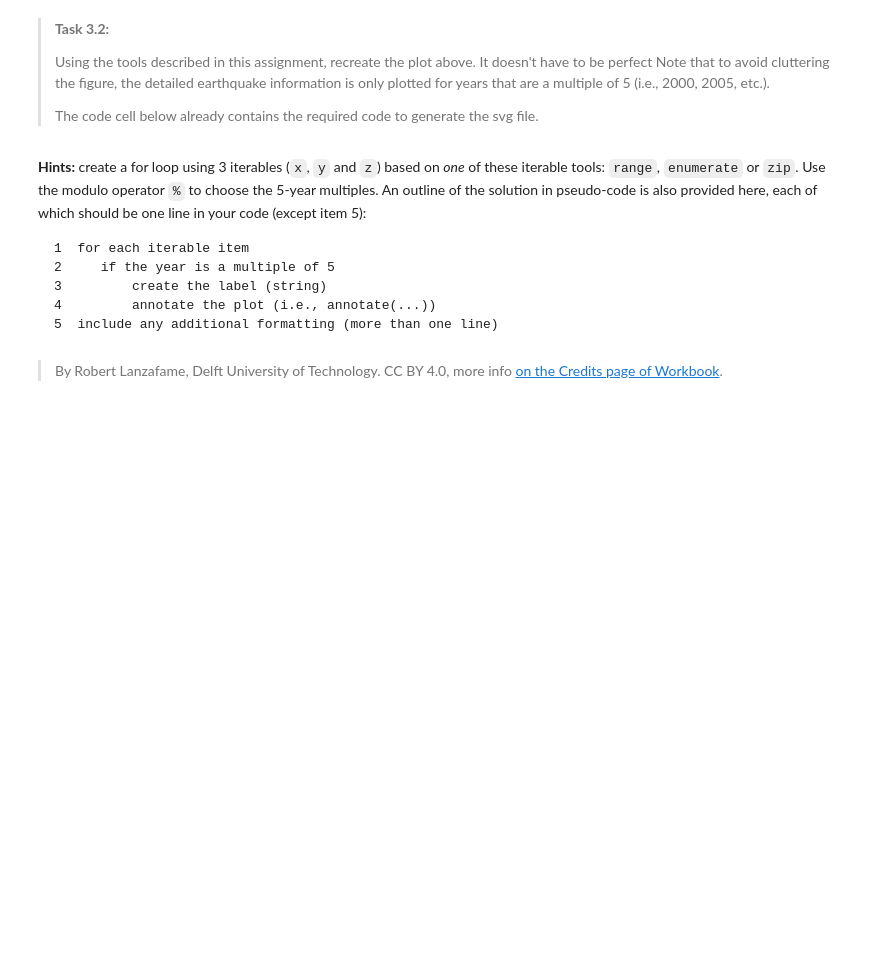
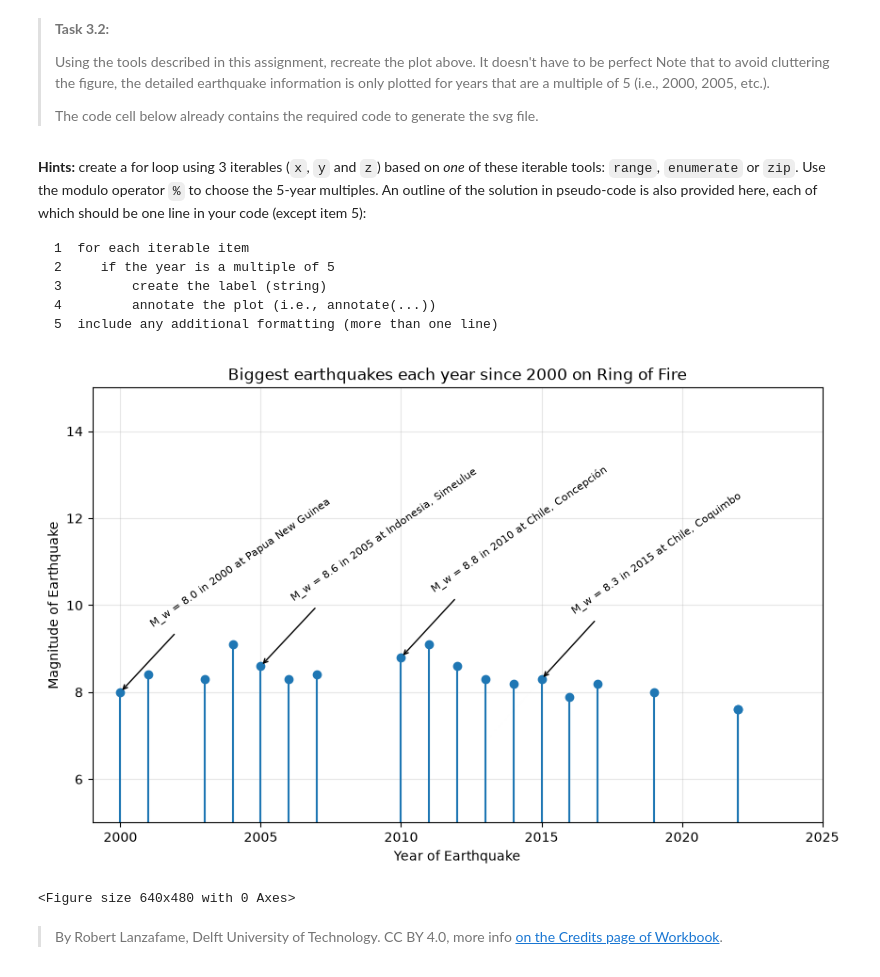
Before and after one commit to ebroggi108/PA2.3, a Jupyter notebook: 3_stem_plots.ipynb, the cells around one changed output. Saved outputs shown, nothing was run; the diff lists cells and outputs as text; code cells hidden in the pictures; blank space fills up the shorter version.

Commit message:
2,3 earthquake

```diff
--- a/3_stem_plots.ipynb
+++ b/3_stem_plots.ipynb
@@ -76,2 +74,42 @@ plt.savefig('my_earthquake.svg')
+# %%
+plt.figure(figsize=(10, 6))
+
+# Plot earthquake magnitudes
+plt.stem(year, magn)
+
+# Loop over the three lists
+for x, y, z in zip(year, magn, site):
+
+    # Only annotate years that are multiples of 5
+    if x % 5 == 0:
+
+        # Create the label
+        label = f'M_w = {y} in {x} at {z}'
+
+        # Add annotation
+        plt.annotate(
+            label,
+            xy=(x, y),
+            xytext=(x + 1, y + 1.5),
+            arrowprops=dict(arrowstyle='->'),
+            rotation=35,
+            fontsize=8
+        )
+
+# Formatting
+plt.xlabel('Year of Earthquake')
+plt.ylabel('Magnitude of Earthquake')
+plt.title('Biggest earthquakes each year since 2000 on Ring of Fire')
+plt.xlim(1999, 2025)
+plt.ylim(5, 15)
+plt.grid(True, alpha=0.3)
+
+plt.savefig('my_earthquake.svg')
+plt.show()
+
+plt.savefig('my_earthquake.svg')
+# %% [output]
+[figure, added]
+<Figure size 640x480 with 0 Axes>
 # %% [markdown]
 > By Robert Lanzafame, Delft University of Technology. CC BY 4.0, more info [on the Credits page of Workbook](https://mude.citg.tudelft.nl/workbook-2025/credits.html).
```
Also changed, not shown: parts of 2 cells of this notebook, 2 other files.
